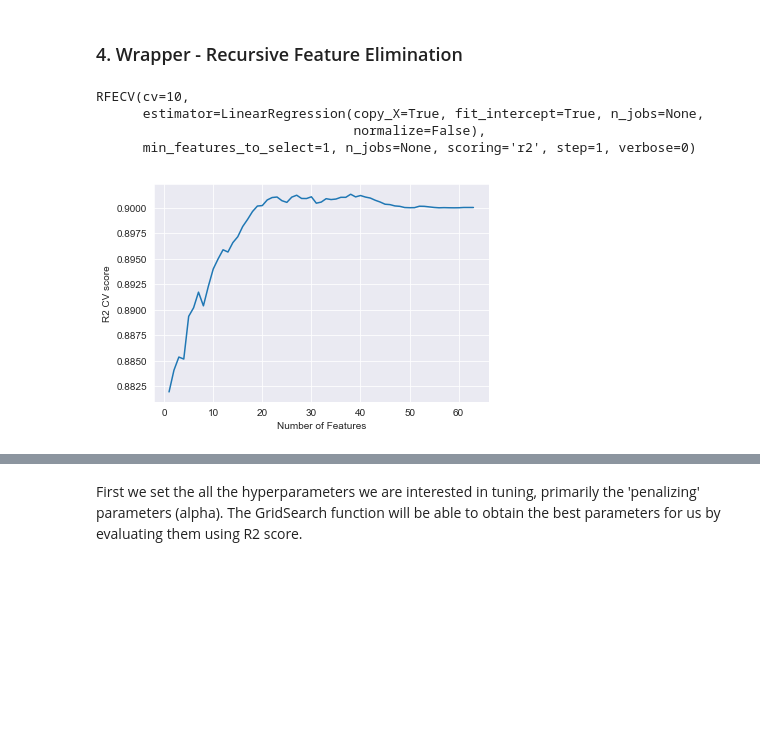
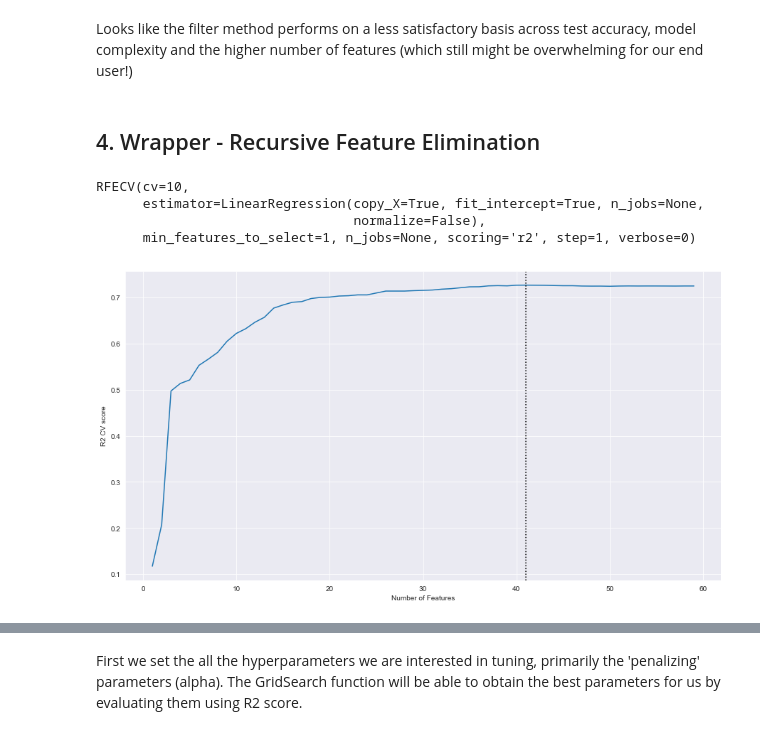
Before and after one commit to sarazylfo/Regression_Insurance_Analysis, a Jupyter notebook: index - Regression Modelling, Model Evaluation & Conclusion.ipynb, the cells around one changed output, grey strips where cells are left out. Saved outputs shown, nothing was run; the diff lists cells and outputs as text; code cells hidden in the pictures; blank space fills up the shorter version.

```diff
--- a/index - Regression Modelling, Model Evaluation & Conclusion.ipynb
+++ b/index - Regression Modelling, Model Evaluation & Conclusion.ipynb
@@ -47,4 +58,5 @@ df_clean = pd.read_csv('clean_data.csv', index_col = [0])
 # %%
-to_drop = ['State_Abbreviation', 'Name', 'Life_expectancy']
+to_drop = ['State_Abbreviation', 'Name', 'Life_expectancy', 'Premature_age-adjusted_mortality', 'Premature_death', 'Injury_deaths', 'Teen_births']
+
 X = df_clean.drop(to_drop, axis = 1)
 y = df_clean['Life_expectancy']
@@ -526,5 +266,7 @@ all_model_summary_df
+# %% [markdown]
+Looks like the filter method performs on a less satisfactory basis across test accuracy, model complexity and the higher number of features (which still might be overwhelming for our end user!)
 # %% [markdown]
-### 4. Wrapper - Recursive Feature Elimination
+## 4. Wrapper - Recursive Feature Elimination
 # %%
 linreg = LinearRegression()
 rfecv = RFECV(linreg, step = 1, scoring='r2', cv=10)
@@ -535,10 +277,12 @@ RFECV(cv=10,
                                  normalize=False),
       min_features_to_select=1, n_jobs=None, scoring='r2', step=1, verbose=0)
 # %%
+plt.figure(figsize=(15, 8))
 plt.plot(range(1, len(rfecv.grid_scores_) + 1), rfecv.grid_scores_)
+plt.axvline(rfecv.n_features_, linestyle = ':', color = 'black')
 plt.xlabel('Number of Features')
 plt.ylabel('R2 CV score')
 plt.show()
 # %% [output]
-[figure, old version]
+[figure, new version]
 # %%
```
Also changed, not shown: parts of 122 cells of this notebook.
